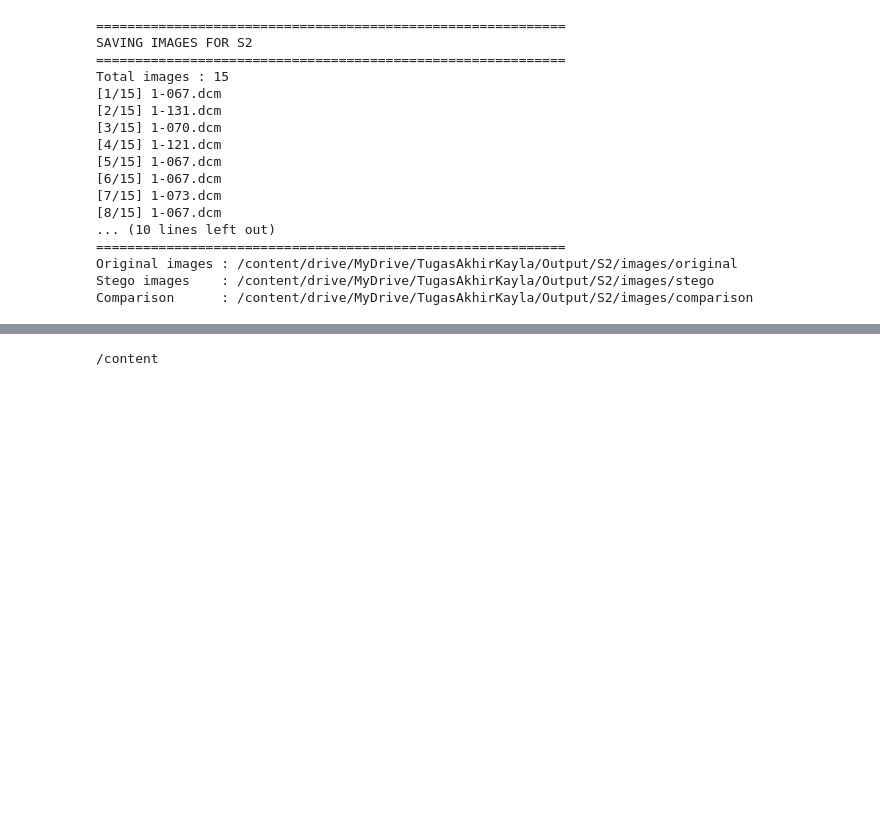
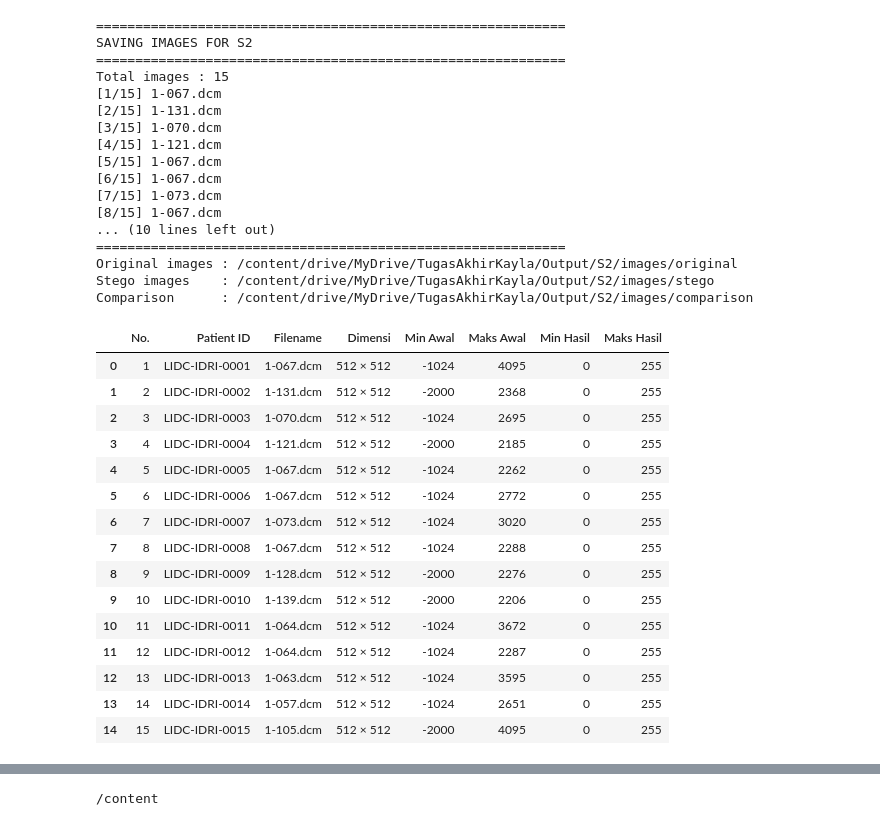
Before and after one commit to Kaylamanda/TugasAkhirKayla, a Jupyter notebook: expbatch.ipynb, the cells around one changed output, grey strips where cells are left out. Drawn from its saved outputs; the diff is of its cells as text; code cells hidden in the pictures; blank space fills up the shorter version.

```diff
--- a/expbatch.ipynb
+++ b/expbatch.ipynb
@@ -1231,3 +1231,51 @@ Total images : 15
 Original images : /content/drive/MyDrive/TugasAkhirKayla/Output/S2/images/original
 Stego images    : /content/drive/MyDrive/TugasAkhirKayla/Output/S2/images/stego
 Comparison      : /content/drive/MyDrive/TugasAkhirKayla/Output/S2/images/comparison
+# %%
+# ==========================================================
+# NORMALIZATION INSIGHT
+# ==========================================================
+
+normalization_rows = []
+
+for i, filepath in enumerate(selected_files, start=1):
+
+    dataset = preprocessing.load_dicom(filepath)
+
+    image = preprocessing.get_pixel_array(dataset)
+
+    metadata = preprocessing.extract_metadata(dataset)
+
+    normalized_image = preprocessing.normalize_image(image)
+
+    normalization_rows.append({
+        "No.": i,
+        "Patient ID": metadata["Patient ID"],
+        "Filename": os.path.basename(filepath),
+        "Dimensi": f"{image.shape[0]} × {image.shape[1]}",
+        "Min Awal": image.min(),
+        "Maks Awal": image.max(),
+        "Min Hasil": normalized_image.min(),
+        "Maks Hasil": normalized_image.max()
+    })
+
+normalization_df = pd.DataFrame(normalization_rows)
+
+display(normalization_df)
+# %% [output]
+|  | No. | Patient ID | Filename | Dimensi | Min Awal | Maks Awal | Min Hasil | Maks Hasil |
+| 0 | 1 | LIDC-IDRI-0001 | 1-067.dcm | 512 × 512 | -1024 | 4095 | 0 | 255 |
+| 1 | 2 | LIDC-IDRI-0002 | 1-131.dcm | 512 × 512 | -2000 | 2368 | 0 | 255 |
+| 2 | 3 | LIDC-IDRI-0003 | 1-070.dcm | 512 × 512 | -1024 | 2695 | 0 | 255 |
+| 3 | 4 | LIDC-IDRI-0004 | 1-121.dcm | 512 × 512 | -2000 | 2185 | 0 | 255 |
+| 4 | 5 | LIDC-IDRI-0005 | 1-067.dcm | 512 × 512 | -1024 | 2262 | 0 | 255 |
+| 5 | 6 | LIDC-IDRI-0006 | 1-067.dcm | 512 × 512 | -1024 | 2772 | 0 | 255 |
+| 6 | 7 | LIDC-IDRI-0007 | 1-073.dcm | 512 × 512 | -1024 | 3020 | 0 | 255 |
+| 7 | 8 | LIDC-IDRI-0008 | 1-067.dcm | 512 × 512 | -1024 | 2288 | 0 | 255 |
+| 8 | 9 | LIDC-IDRI-0009 | 1-128.dcm | 512 × 512 | -2000 | 2276 | 0 | 255 |
+| 9 | 10 | LIDC-IDRI-0010 | 1-139.dcm | 512 × 512 | -2000 | 2206 | 0 | 255 |
+| 10 | 11 | LIDC-IDRI-0011 | 1-064.dcm | 512 × 512 | -1024 | 3672 | 0 | 255 |
+| 11 | 12 | LIDC-IDRI-0012 | 1-064.dcm | 512 × 512 | -1024 | 2287 | 0 | 255 |
+| 12 | 13 | LIDC-IDRI-0013 | 1-063.dcm | 512 × 512 | -1024 | 3595 | 0 | 255 |
+| 13 | 14 | LIDC-IDRI-0014 | 1-057.dcm | 512 × 512 | -1024 | 2651 | 0 | 255 |
+| 14 | 15 | LIDC-IDRI-0015 | 1-105.dcm | 512 × 512 | -2000 | 4095 | 0 | 255 |
```
Also changed, not shown: parts of 5 cells of this notebook.
